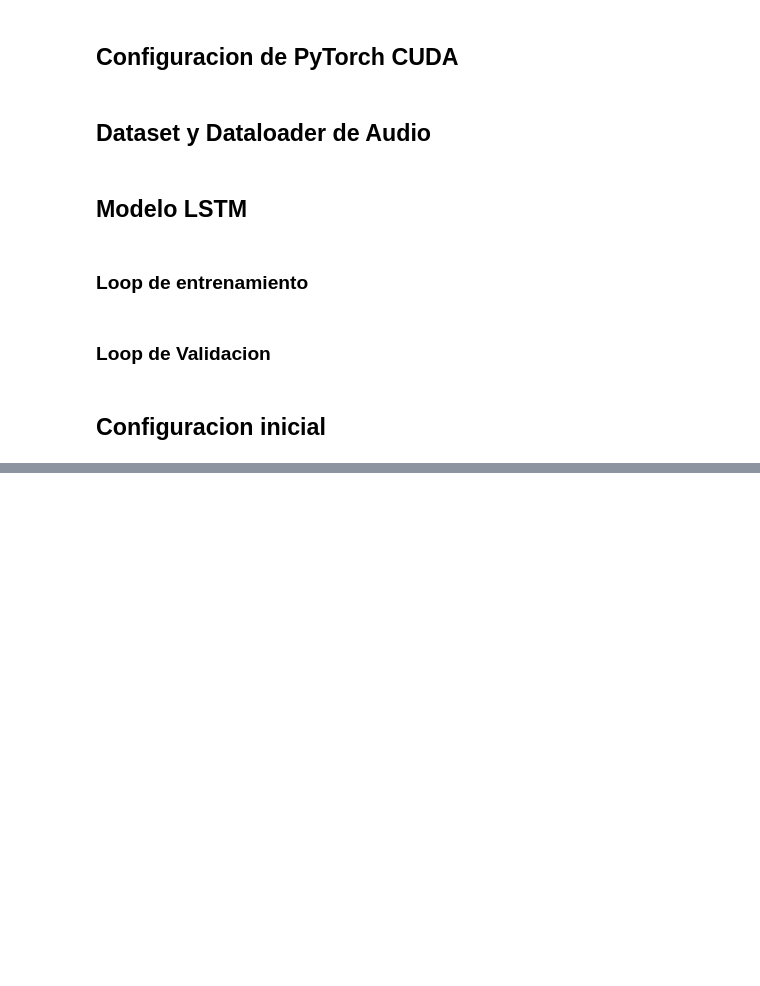
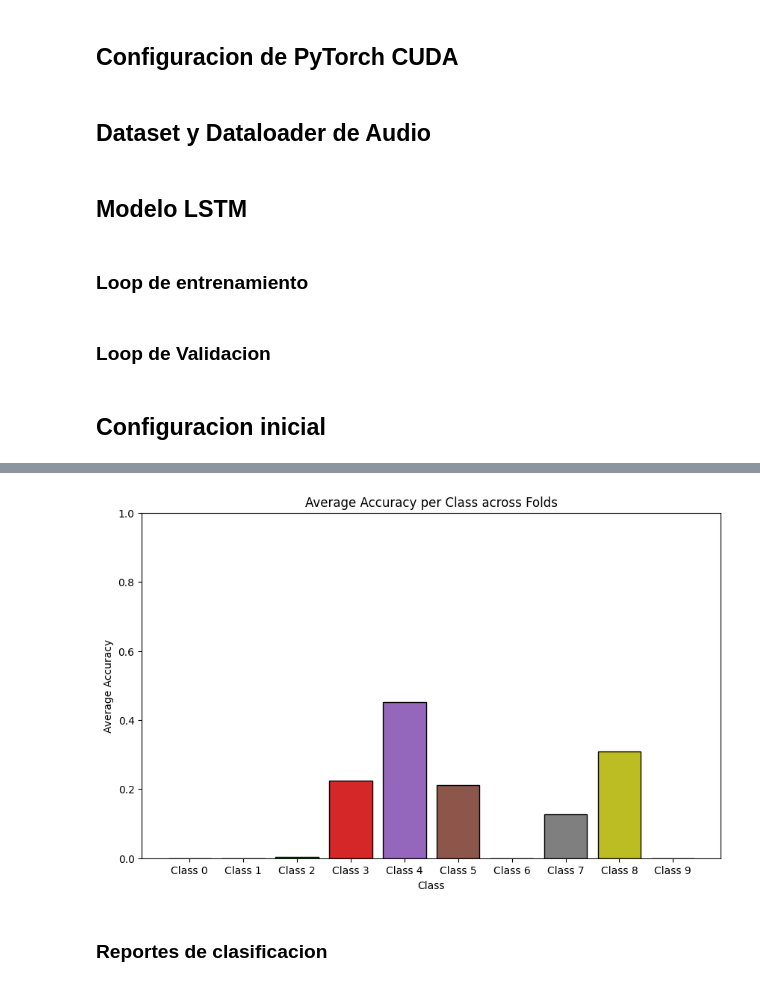
Before and after one commit to LeivaDiego/Urban-Audio-Classification, a Jupyter notebook: LSTM_Model.ipynb, the cells around one changed output, grey strips where cells are left out. Saved outputs shown, nothing was run; the diff lists cells and outputs as text; code cells hidden in the pictures; blank space fills up the shorter version.

```diff
--- a/LSTM_Model.ipynb
+++ b/LSTM_Model.ipynb
@@ -414,0 +554,14 @@ print(f"Average Accuracy: {average_accuracy:.4f}")
+# %%
+# Crear el gráfico de barras
+plt.figure(figsize=(10, 6))
+plt.bar(range(num_classes), mean_class_accuracies_val, color=colors, edgecolor='black')
+plt.xlabel('Class')
+plt.ylabel('Average Accuracy')
+plt.title('Average Accuracy per Class across Folds')
+plt.ylim(0, 1)
+plt.xticks(range(num_classes), [f'Class {i}' for i in range(num_classes)])
+plt.show()
+# %% [output]
+[figure, added]
+# %% [markdown]
+### Reportes de clasificacion
```
Also changed, not shown: parts of 25 cells of this notebook, 10 other files.
